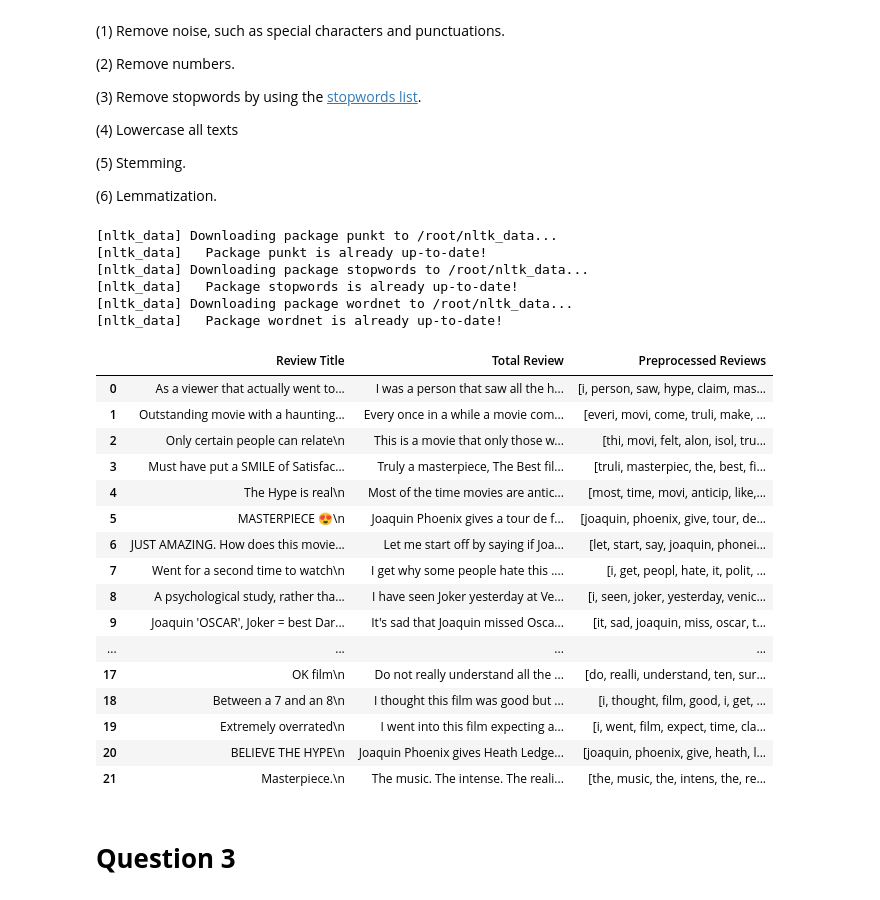
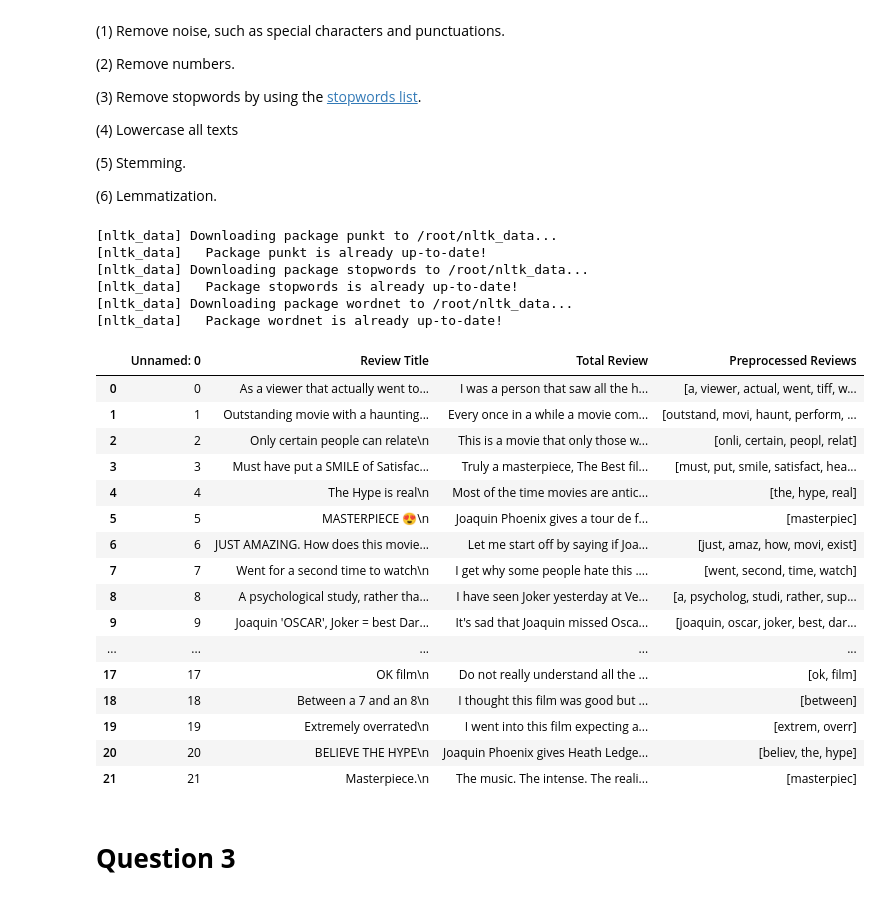
Before and after one commit to RadhavaramHarika/Harika_INFO5731_Spring2020, a Jupyter notebook: Harika_INFO5731_Assignment_Two.ipynb, the cells around one changed output. Cells and saved outputs as stored; diff of their text form; code cells hidden in the pictures.

```diff
--- a/Harika_INFO5731_Assignment_Two.ipynb
+++ b/Harika_INFO5731_Assignment_Two.ipynb
@@ -180,51 +180,51 @@ def stemming(samp_sent_tokens):
     stem_sent.append([ps.stem(w) for w in words])
   return stem_sent
 
 def lemmatized_sent_tokens(samp_sent_tokens):
   lmtzr = WordNetLemmatizer()
   lem_sent_tokens = []
   for each in samp_sent_tokens:
     lem_sent_tokens.append([lmtzr.lemmatize(w) for w in each])
   return lem_sent_tokens
 
 def uploadPreprocessedDataToCSV(reviews, data):
   no_punct_sent = remove_punctuations(reviews)
   no_stop_sent = remove_stop_words(no_punct_sent)
   no_numb_sent = remove_numbers(no_stop_sent)
   lowered_sent = lower_sentences(no_numb_sent)
   stem_sent_tokens = stemming(lowered_sent)
   lemmatized_tokens = lemmatized_sent_tokens(stem_sent_tokens)
 
   data["Preprocessed Reviews"] = lemmatized_tokens
   data.to_csv('UserReview.csv')
   return data
 
 data = panda.read_csv('UserReview.csv')
-uploadPreprocessedDataToCSV(data['Total Review'],data)
+uploadPreprocessedDataToCSV(data['Review Title'],data)
 # %% [output]
 [nltk_data] Downloading package punkt to /root/nltk_data...
 [nltk_data]   Package punkt is already up-to-date!
 [nltk_data] Downloading package stopwords to /root/nltk_data...
 [nltk_data]   Package stopwords is already up-to-date!
 [nltk_data] Downloading package wordnet to /root/nltk_data...
 [nltk_data]   Package wordnet is already up-to-date!
-|  | Review Title | Total Review | Preprocessed Reviews |
-| 0 | As a viewer that actually went to... | I was a person that saw all the h... | [i, person, saw, hype, claim, mas... |
-| 1 | Outstanding movie with a haunting... | Every once in a while a movie com... | [everi, movi, come, truli, make, ... |
-| 2 | Only certain people can relate\n | This is a movie that only those w... | [thi, movi, felt, alon, isol, tru... |
-| 3 | Must have put a SMILE of Satisfac... | Truly a masterpiece, The Best fil... | [truli, masterpiec, the, best, fi... |
-| 4 | The Hype is real\n | Most of the time movies are antic... | [most, time, movi, anticip, like,... |
-| 5 | MASTERPIECE 😍\n | Joaquin Phoenix gives a tour de f... | [joaquin, phoenix, give, tour, de... |
-| 6 | JUST AMAZING. How does this movie... | Let me start off by saying if Joa... | [let, start, say, joaquin, phonei... |
-| 7 | Went for a second time to watch\n | I get why some people hate this .... | [i, get, peopl, hate, it, polit, ... |
-| 8 | A psychological study, rather tha... | I have seen Joker yesterday at Ve... | [i, seen, joker, yesterday, venic... |
-| 9 | Joaquin 'OSCAR', Joker = best Dar... | It's sad that Joaquin missed Osca... | [it, sad, joaquin, miss, oscar, t... |
-| ... | ... | ... | ... |
-| 17 | OK film\n | Do not really understand all the ... | [do, realli, understand, ten, sur... |
-| 18 | Between a 7 and an 8\n | I thought this film was good but ... | [i, thought, film, good, i, get, ... |
-| 19 | Extremely overrated\n | I went into this film expecting a... | [i, went, film, expect, time, cla... |
-| 20 | BELIEVE THE HYPE\n | Joaquin Phoenix gives Heath Ledge... | [joaquin, phoenix, give, heath, l... |
-| 21 | Masterpiece.\n | The music. The intense. The reali... | [the, music, the, intens, the, re... |
+|  | Unnamed: 0 | Review Title | Total Review | Preprocessed Reviews |
+| 0 | 0 | As a viewer that actually went to... | I was a person that saw all the h... | [a, viewer, actual, went, tiff, w... |
+| 1 | 1 | Outstanding movie with a haunting... | Every once in a while a movie com... | [outstand, movi, haunt, perform, ... |
+| 2 | 2 | Only certain people can relate\n | This is a movie that only those w... | [onli, certain, peopl, relat] |
+| 3 | 3 | Must have put a SMILE of Satisfac... | Truly a masterpiece, The Best fil... | [must, put, smile, satisfact, hea... |
+| 4 | 4 | The Hype is real\n | Most of the time movies are antic... | [the, hype, real] |
+| 5 | 5 | MASTERPIECE 😍\n | Joaquin Phoenix gives a tour de f... | [masterpiec] |
+| 6 | 6 | JUST AMAZING. How does this movie... | Let me start off by saying if Joa... | [just, amaz, how, movi, exist] |
+| 7 | 7 | Went for a second time to watch\n | I get why some people hate this .... | [went, second, time, watch] |
+| 8 | 8 | A psychological study, rather tha... | I have seen Joker yesterday at Ve... | [a, psycholog, studi, rather, sup... |
+| 9 | 9 | Joaquin 'OSCAR', Joker = best Dar... | It's sad that Joaquin missed Osca... | [joaquin, oscar, joker, best, dar... |
+| ... | ... | ... | ... | ... |
+| 17 | 17 | OK film\n | Do not really understand all the ... | [ok, film] |
+| 18 | 18 | Between a 7 and an 8\n | I thought this film was good but ... | [between] |
+| 19 | 19 | Extremely overrated\n | I went into this film expecting a... | [extrem, overr] |
+| 20 | 20 | BELIEVE THE HYPE\n | Joaquin Phoenix gives Heath Ledge... | [believ, the, hype] |
+| 21 | 21 | Masterpiece.\n | The music. The intense. The reali... | [masterpiec] |
 # %% [markdown]
 # **Question 3**
 # %% [markdown]
```
Also changed, not shown: parts of 3 cells of this notebook.
